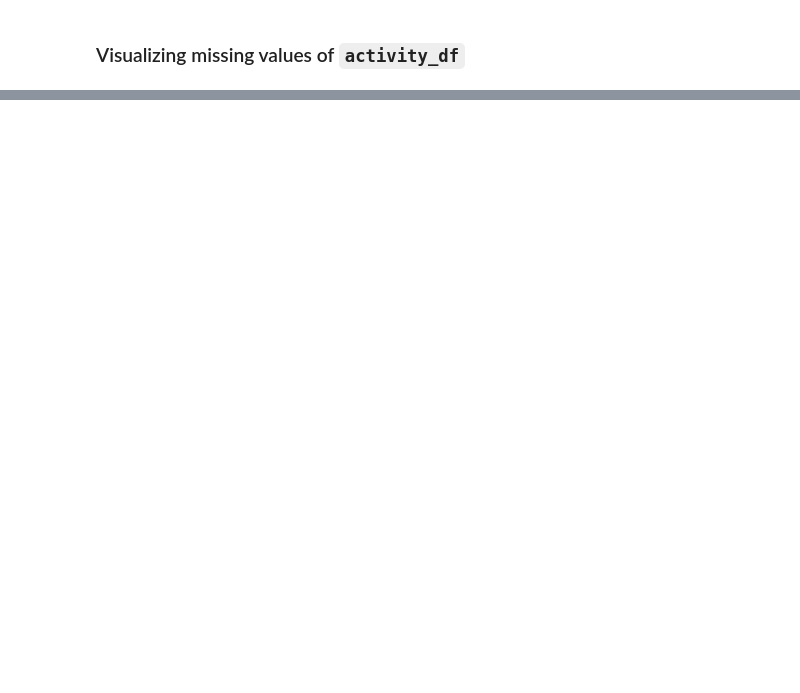
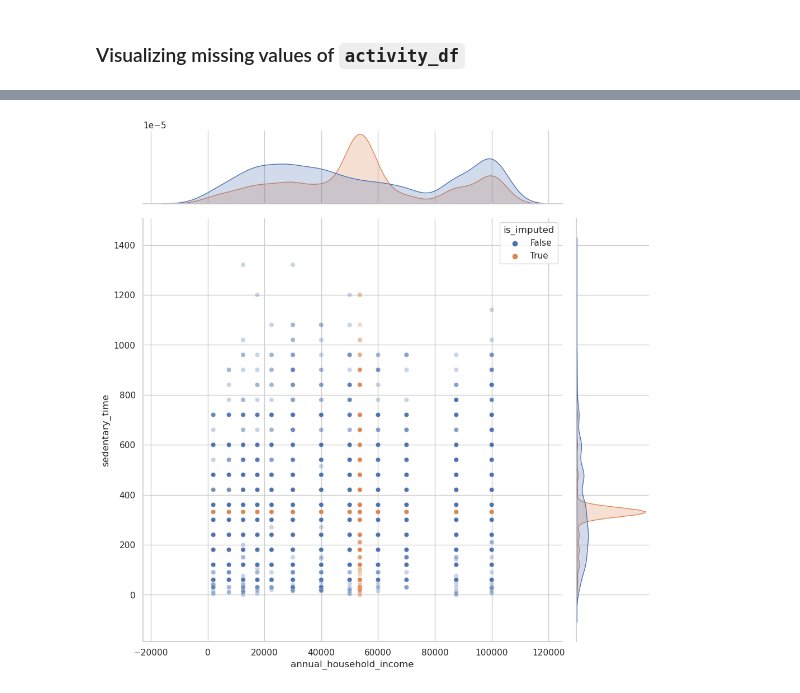
Before and after one commit to fenilenvinileno97/missing-values, a Jupyter notebook: notebooks/nhanes-imputing.ipynb, the cells around one changed output, grey strips where cells are left out. Saved outputs shown, nothing was run; the diff lists cells and outputs as text; code cells hidden in the pictures; blank space fills up the shorter version.

```diff
--- a/notebooks/nhanes-imputing.ipynb
+++ b/notebooks/nhanes-imputing.ipynb
@@ -144,0 +411,24 @@ Our values does not present any implicit values which can modify our dramaticall
+# %%
+(
+    activity_df
+    .select_columns("annual_household_income", "sedentary_time")
+    .missing.bind_shadow_matrix(
+        true_string=True,
+        false_string=False,
+        suffix="_imp"
+        )
+    .assign(
+        annual_household_income=lambda df:df.annual_household_income.fillna(value=df.annual_household_income.mean()),
+        sedentary_time=lambda df:df.sedentary_time.fillna(value=df.sedentary_time.mean())
+    )
+    .missing.scatter_imputation_plot(
+        x="annual_household_income",
+        y="sedentary_time",
+        show_marginal=True,
+        height=10,
+        alpha=0.3
+    )
+)
+plt.show()
+# %% [output]
+[figure, added]
```
Also changed, not shown: parts of 30 cells of this notebook, 1 other file.
